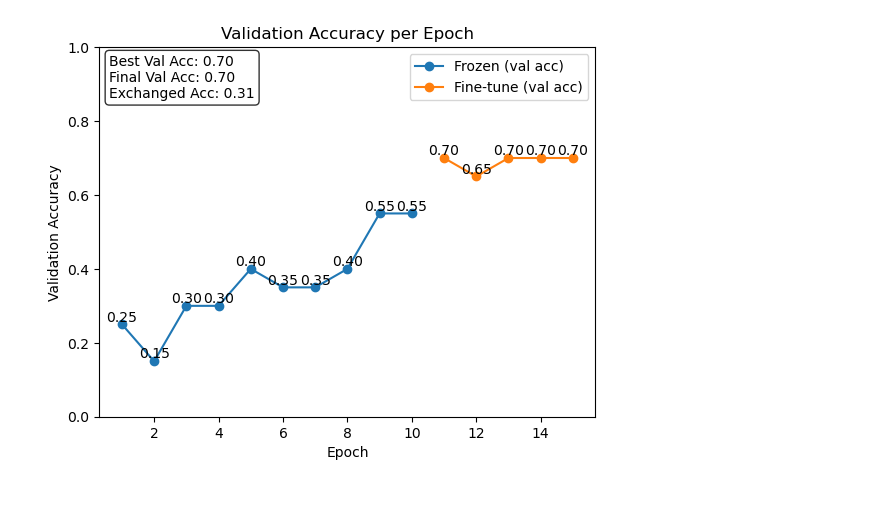
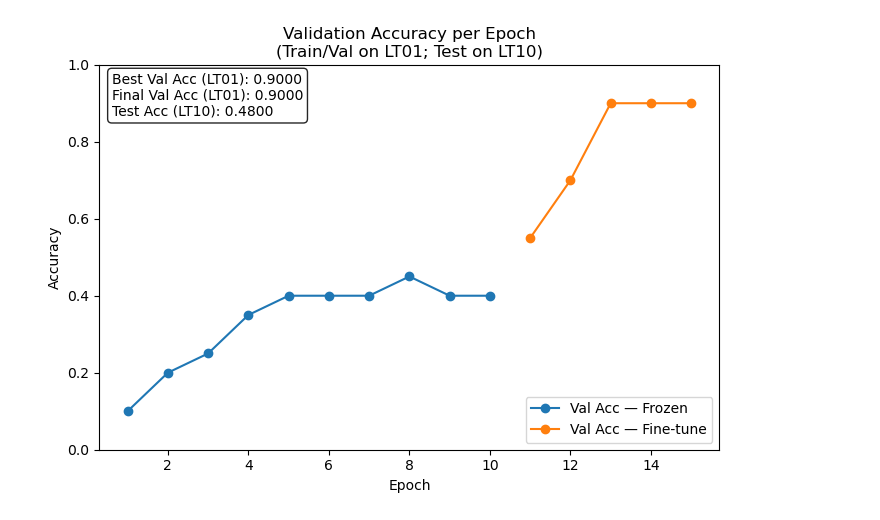
Before and after one commit to marielcncp/ML-Hands-on-Activity, a Jupyter notebook: CNN_pretrained.ipynb, the cells around one changed output. Drawn from its saved outputs; the diff is of its cells as text; code cells hidden in the pictures.

```diff
--- a/CNN_pretrained.ipynb
+++ b/CNN_pretrained.ipynb
@@ -34,3 +0,0 @@ import numpy as np
-# %%
-device = "cuda" if torch.cuda.is_available() else "cpu"
-print("Using device:", device)
@@ -363,0 +33,17 @@ def plot_val_acc_with_metrics(hist_frozen, hist_ft=None, exchanged_acc=None):
+# %%
+# ============================================================
+# DATASET SUMMARY
+# ============================================================
+
+lt01_items = collect_paths(TRAIN_DIR)
+train_dl, val_dl, train_items, val_items = make_loaders(
+    lt01_items, seed=SEED
+)
+
+print("Dataset Summary")
+print("----------------------------")
+print(f"Train domain: LT01")
+print(f"Train size (80% of LT01): {len(train_items)}")
+print(f"Validation size (20% of LT01): {len(val_items)}")
+print(f"Test domain (exchanged): LT10")
+print("----------------------------\n")
@@ -420,8 +121,42 @@ Classification Report:
-# %%
-plot_val_acc_with_metrics(
-    hist_frozen,
-    hist_ft,
-    exchanged_acc=exchanged_acc
-)
-# %% [output]
-[figure, removed]
+# %%
+# ============================================================
+# PLOT 1 — Validation Accuracy Curve
+# ============================================================
+
+v1 = hist_frozen["val_acc"]
+v2 = hist_ft["val_acc"]
+
+x1 = list(range(1, len(v1) + 1))
+x2 = list(range(len(v1) + 1, len(v1) + len(v2) + 1))
+
+plt.figure(figsize=(8,5))
+
+plt.plot(x1, v1, marker="o", label="Val Acc — Frozen")
+plt.plot(x2, v2, marker="o", label="Val Acc — Fine-tune")
+
+all_val = v1 + v2
+best_val = max(all_val)
+final_val = all_val[-1]
+
+metrics_text = (
+    f"Best Val Acc (LT01): {best_val:.4f}\n"
+    f"Final Val Acc (LT01): {final_val:.4f}\n"
+    f"Test Acc (LT10): {acc:.4f}"
+)
+
+plt.gca().text(
+    0.02, 0.98, metrics_text,
+    transform=plt.gca().transAxes,
+    va="top",
+    ha="left",
+    bbox=dict(boxstyle="round", facecolor="white", alpha=0.85)
+)
+
+plt.title("Validation Accuracy per Epoch\n(Train/Val on LT01; Test on LT10)")
+plt.xlabel("Epoch")
+plt.ylabel("Accuracy")
+plt.ylim(0, 1.0)
+plt.legend()
+plt.show()
+# %% [output]
+[figure, added]
```
Also changed, not shown: parts of 29 cells of this notebook, 1 other file.
